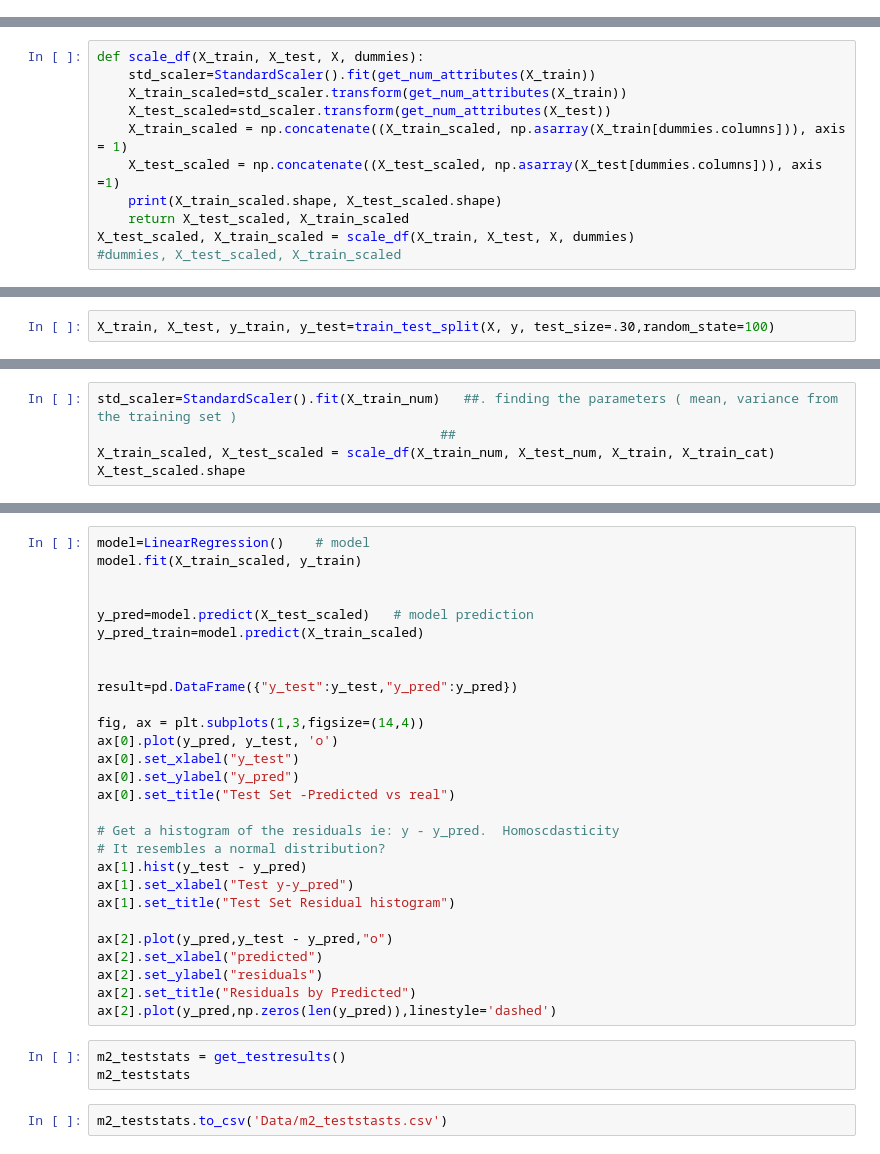
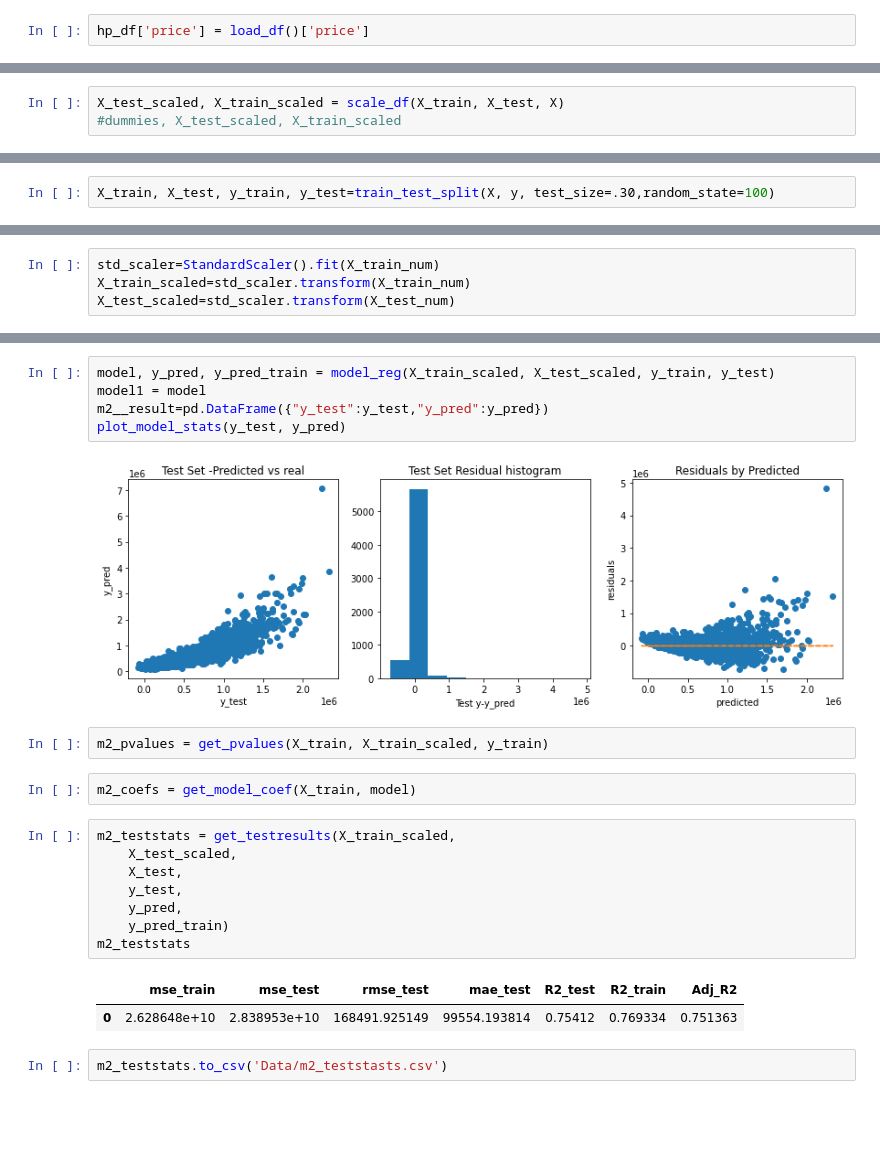
Before and after one commit to CrisQueCris/Houseprices, a Jupyter notebook: FinalModelCodeCleaning.ipynb, the cells around one changed output, grey strips where cells are left out. Cells and saved outputs as stored; diff of their text form; blank space fills up the shorter version.

```diff
--- a/FinalModelCodeCleaning.ipynb
+++ b/FinalModelCodeCleaning.ipynb
@@ -507,3 +636,5 @@ hp_df, dummies = transform_to_dummies(hp_df)
 # %% [markdown]
 We're splitting into X and y (predictors and target variable).
+# %%
+hp_df['price'] = load_df()['price']
 # %%
@@ -546,13 +649,5 @@ X_train
 # %%
-def scale_df(X_train, X_test, X, dummies):
-    std_scaler=StandardScaler().fit(get_num_attributes(X_train))
-    X_train_scaled=std_scaler.transform(get_num_attributes(X_train))
-    X_test_scaled=std_scaler.transform(get_num_attributes(X_test))
-    X_train_scaled = np.concatenate((X_train_scaled, np.asarray(X_train[dummies.columns])), axis = 1)
-    X_test_scaled = np.concatenate((X_test_scaled, np.asarray(X_test[dummies.columns])), axis =1)
-    print(X_train_scaled.shape, X_test_scaled.shape)
-    return X_test_scaled, X_train_scaled
-X_test_scaled, X_train_scaled = scale_df(X_train, X_test, X, dummies)
+X_test_scaled, X_train_scaled = scale_df(X_train, X_test, X)
 #dummies, X_test_scaled, X_train_scaled
 # %% [output]
 (14733, 90) (6315, 90)
@@ -847,5 +777,4 @@ X_train.columns, dummies.columns
 # %%
-std_scaler=StandardScaler().fit(X_train_num)   ##. finding the parameters ( mean, variance from the training set )
-                                            ##
-X_train_scaled, X_test_scaled = scale_df(X_train_num, X_test_num, X_train, X_train_cat)
-X_test_scaled.shape
+std_scaler=StandardScaler().fit(X_train_num)
+X_train_scaled=std_scaler.transform(X_train_num)
+X_test_scaled=std_scaler.transform(X_test_num)
@@ -861,33 +787,24 @@ print(X_train_scaled.shape, X_test_scaled.shape)
 # %%
-model=LinearRegression()    # model
-model.fit(X_train_scaled, y_train)
-
-
-y_pred=model.predict(X_test_scaled)   # model prediction
-y_pred_train=model.predict(X_train_scaled)
-
-
-result=pd.DataFrame({"y_test":y_test,"y_pred":y_pred})
-
-fig, ax = plt.subplots(1,3,figsize=(14,4))
-ax[0].plot(y_pred, y_test, 'o')
-ax[0].set_xlabel("y_test")
-ax[0].set_ylabel("y_pred")
-ax[0].set_title("Test Set -Predicted vs real")
-
-# Get a histogram of the residuals ie: y - y_pred.  Homoscdasticity
-# It resembles a normal distribution?
-ax[1].hist(y_test - y_pred)
-ax[1].set_xlabel("Test y-y_pred")
-ax[1].set_title("Test Set Residual histogram")
-
-ax[2].plot(y_pred,y_test - y_pred,"o")
-ax[2].set_xlabel("predicted")
-ax[2].set_ylabel("residuals")
-ax[2].set_title("Residuals by Predicted")
-ax[2].plot(y_pred,np.zeros(len(y_pred)),linestyle='dashed')
+model, y_pred, y_pred_train = model_reg(X_train_scaled, X_test_scaled, y_train, y_test)
+model1 = model
+m2__result=pd.DataFrame({"y_test":y_test,"y_pred":y_pred})
+plot_model_stats(y_test, y_pred)
+# %% [output]
+[figure, added]
+# %%
+m2_pvalues = get_pvalues(X_train, X_train_scaled, y_train)
+# %%
+m2_coefs = get_model_coef(X_train, model)
 # %%
-m2_teststats = get_testresults()
+m2_teststats = get_testresults(X_train_scaled,
+    X_test_scaled,
+    X_test,
+    y_test,
+    y_pred,
+    y_pred_train)
 m2_teststats
+# %% [output]
+|  | mse_train | mse_test | rmse_test | mae_test | R2_test | R2_train | Adj_R2 |
+| 0 | 2.628648e+10 | 2.838953e+10 | 168491.925149 | 99554.193814 | 0.75412 | 0.769334 | 0.751363 |
 # %%
 m2_teststats.to_csv('Data/m2_teststasts.csv')
```
Also changed, not shown: parts of 84 cells of this notebook, 3 other files.
